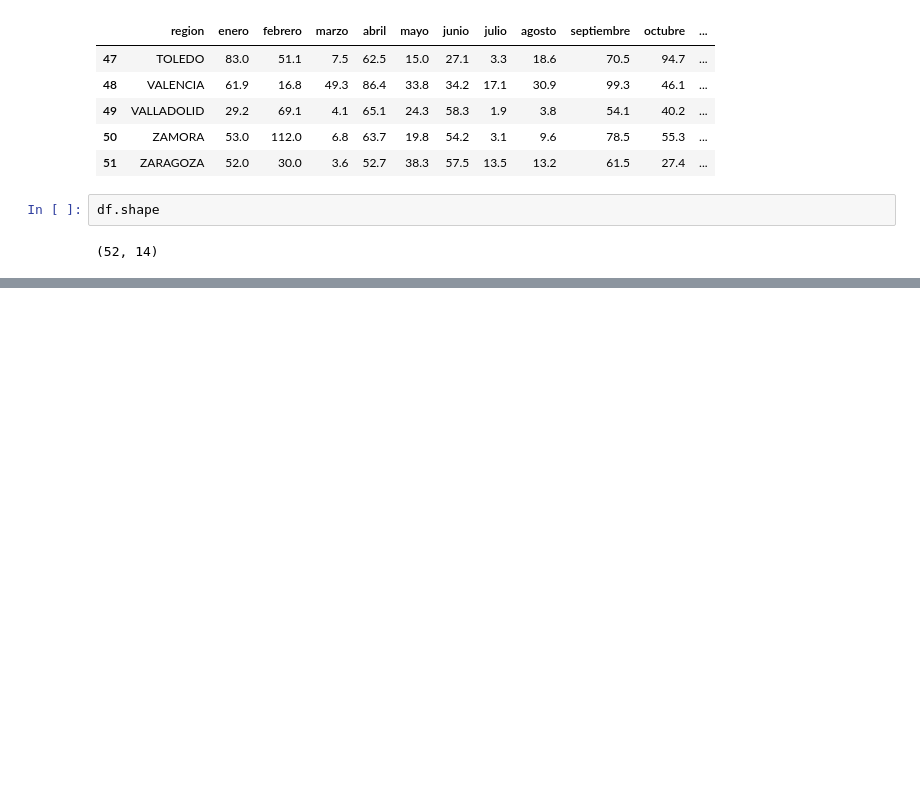
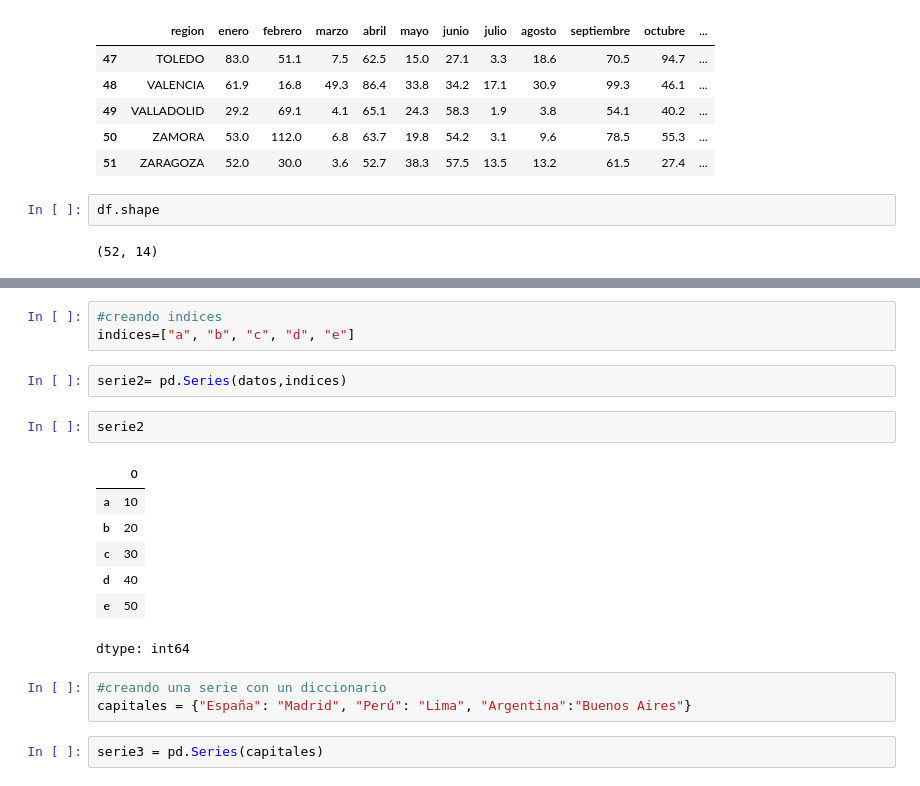
Before and after one commit to MyAppsTest/ciencia_datos_udemy_fg, a Jupyter notebook: CienciaDeDatos_con_Federico.ipynb, the cells around one changed output, grey strips where cells are left out. Cells and saved outputs as stored; diff of their text form; blank space fills up the shorter version.

```diff
--- a/CienciaDeDatos_con_Federico.ipynb
+++ b/CienciaDeDatos_con_Federico.ipynb
@@ -55,0 +133,20 @@ df.shape
+# %%
+#creando indices
+indices=["a", "b", "c", "d", "e"]
+# %%
+serie2= pd.Series(datos,indices)
+# %%
+serie2
+# %% [output]
+|  | 0 |
+| a | 10 |
+| b | 20 |
+| c | 30 |
+| d | 40 |
+| e | 50 |
+dtype: int64
+# %%
+#creando una serie con un diccionario
+capitales = {"España": "Madrid", "Perú": "Lima", "Argentina":"Buenos Aires"}
+# %%
+serie3 = pd.Series(capitales)
```
Also changed, not shown: parts of 9 cells of this notebook.
